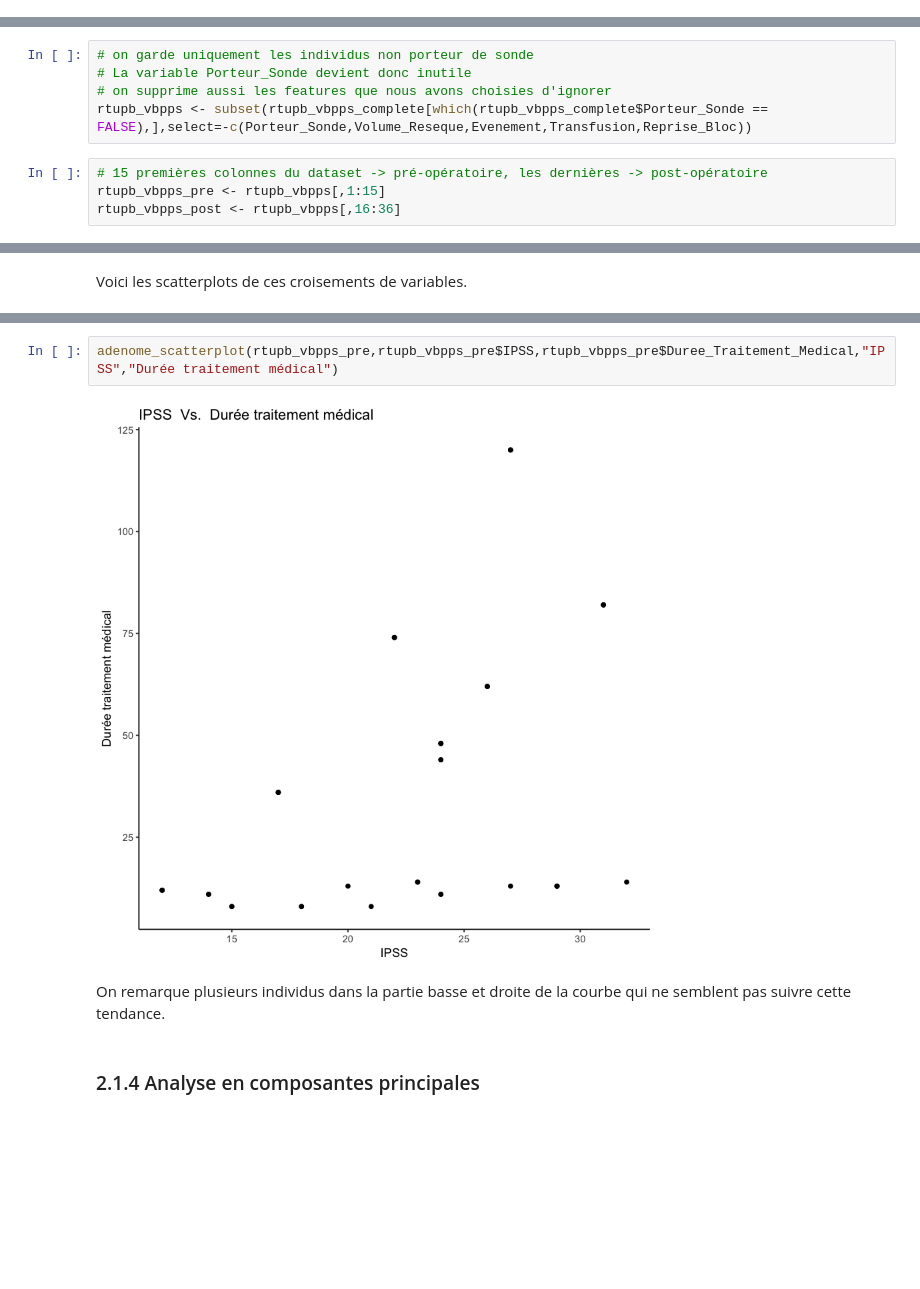
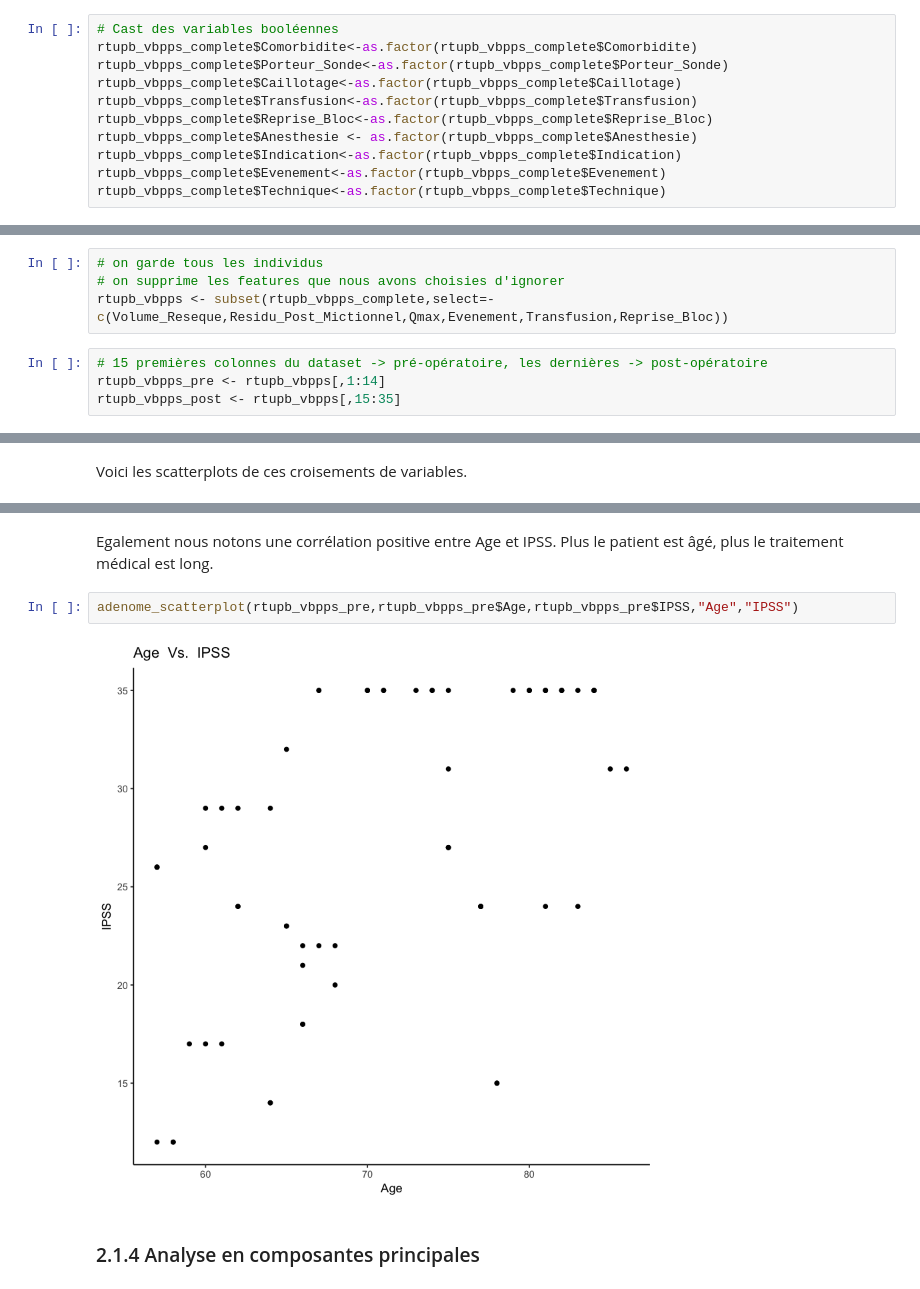
Before and after one commit to BigFab/TP_Adenome, a Jupyter notebook: rtupb_vbpps.ipynb, the cells around one changed output, grey strips where cells are left out. Saved outputs shown, nothing was run; the diff lists cells and outputs as text; blank space fills up the shorter version.

```diff
--- a/rtupb_vbpps.ipynb
+++ b/rtupb_vbpps.ipynb
@@ -117,0 +99,11 @@ rtupb_vbpps_complete$M18_QoL<-as.ordered(rtupb_vbpps_complete$M18_QoL)
+# %%
+# Cast des variables booléennes
+rtupb_vbpps_complete$Comorbidite<-as.factor(rtupb_vbpps_complete$Comorbidite)
+rtupb_vbpps_complete$Porteur_Sonde<-as.factor(rtupb_vbpps_complete$Porteur_Sonde)
+rtupb_vbpps_complete$Caillotage<-as.factor(rtupb_vbpps_complete$Caillotage)
+rtupb_vbpps_complete$Transfusion<-as.factor(rtupb_vbpps_complete$Transfusion)
+rtupb_vbpps_complete$Reprise_Bloc<-as.factor(rtupb_vbpps_complete$Reprise_Bloc)
+rtupb_vbpps_complete$Anesthesie <- as.factor(rtupb_vbpps_complete$Anesthesie)
+rtupb_vbpps_complete$Indication<-as.factor(rtupb_vbpps_complete$Indication)
+rtupb_vbpps_complete$Evenement<-as.factor(rtupb_vbpps_complete$Evenement)
+rtupb_vbpps_complete$Technique<-as.factor(rtupb_vbpps_complete$Technique)
@@ -192,12 +135,11 @@ Résumé : Jeu de données complet
 # %% [markdown]
 # Préparation du jeu de données
 # %%
-# on garde uniquement les individus non porteur de sonde
-# La variable Porteur_Sonde devient donc inutile
-# on supprime aussi les features que nous avons choisies d'ignorer
-rtupb_vbpps <- subset(rtupb_vbpps_complete[which(rtupb_vbpps_complete$Porteur_Sonde == FALSE),],select=-c(Porteur_Sonde,Volume_Reseque,Evenement,Transfusion,Reprise_Bloc))
+# on garde tous les individus
+# on supprime les features que nous avons choisies d'ignorer
+rtupb_vbpps <- subset(rtupb_vbpps_complete,select=-c(Volume_Reseque,Residu_Post_Mictionnel,Qmax,Evenement,Transfusion,Reprise_Bloc))
 # %%
 # 15 premières colonnes du dataset -> pré-opératoire, les dernières -> post-opératoire
-rtupb_vbpps_pre <- rtupb_vbpps[,1:15]
-rtupb_vbpps_post <- rtupb_vbpps[,16:36]
+rtupb_vbpps_pre <- rtupb_vbpps[,1:14]
+rtupb_vbpps_post <- rtupb_vbpps[,15:35]
 # %%
@@ -282,9 +218,9 @@ Nous notons aussi 1 corrélation positive entre l'IPSS et la durée du traitemen
+# %% [markdown]
+Egalement nous notons une corrélation positive entre Age et IPSS. Plus le patient est âgé, plus le traitement médical est long.
 # %%
-adenome_scatterplot(rtupb_vbpps_pre,rtupb_vbpps_pre$IPSS,rtupb_vbpps_pre$Duree_Traitement_Medical,"IPSS","Durée traitement médical")
+adenome_scatterplot(rtupb_vbpps_pre,rtupb_vbpps_pre$Age,rtupb_vbpps_pre$IPSS,"Age","IPSS")
 # %% [output]
-[figure, old version]
+[figure, new version]
-# %% [markdown]
-On remarque plusieurs individus dans la partie basse et droite de la courbe qui ne semblent pas suivre cette tendance.
 # %% [markdown]
 ### 2.1.4 Analyse en composantes principales
 # %%
```
Also changed, not shown: parts of 59 cells of this notebook.
